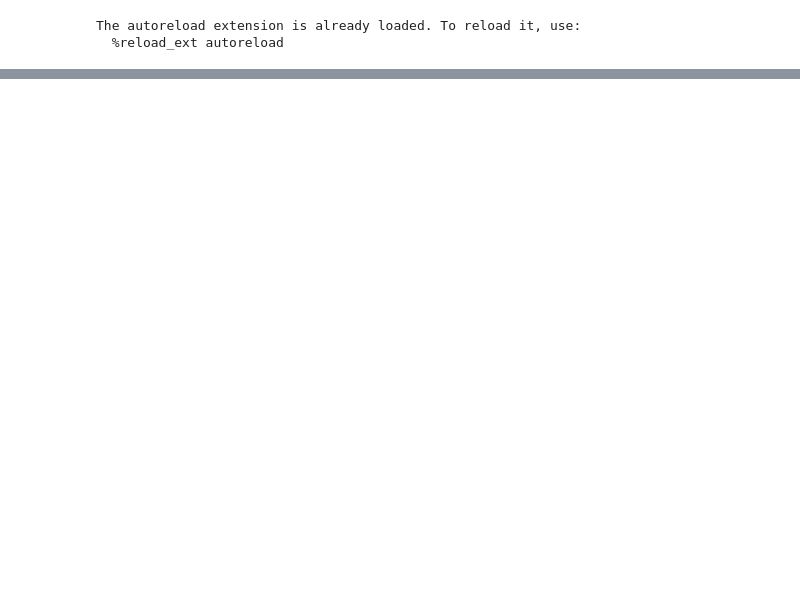
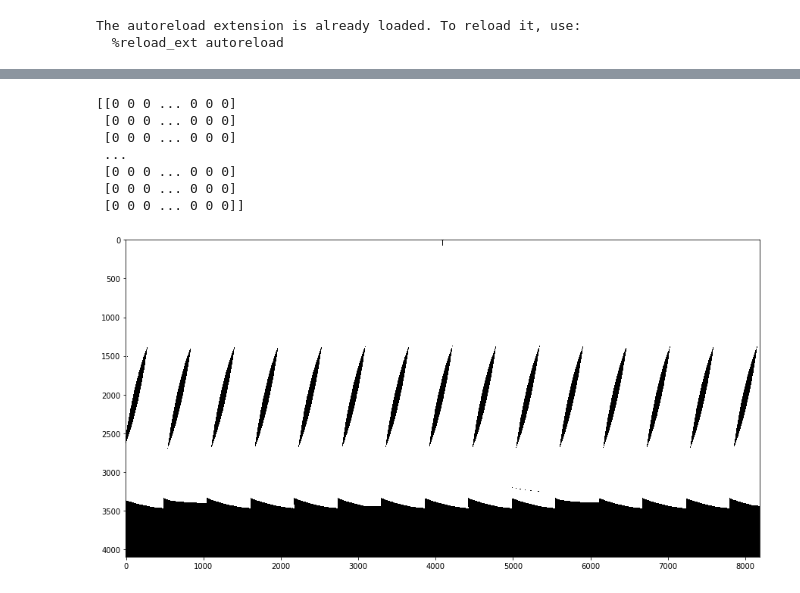
Before and after one commit to nasa-gibs/gibs-ml, a Jupyter notebook: test.ipynb, the cells around one changed output, grey strips where cells are left out. Saved outputs shown, nothing was run; the diff lists cells and outputs as text; code cells hidden in the pictures; blank space fills up the shorter version.

```diff
--- a/test.ipynb
+++ b/test.ipynb
@@ -42,0 +57,17 @@ plt.imshow(image)
+# %%
+img_mask_name = "MODIS_Terra_Data_No_Data.png"
+example_img_mask_file = "data/4326/" + date + "/" + img_mask_name
+mask_img = np.asarray(Image.open(example_img_mask_file)) #.resize(img_size, Image.BILINEAR))
+mask_img = cv2.cvtColor(mask_img, cv2.COLOR_BGR2GRAY)
+_, mask_img = cv2.threshold(mask_img, 0, 255, cv2.THRESH_BINARY_INV)
+plt.imshow(mask_img)
+print(mask_img)
+# %% [output]
+[[0 0 0 ... 0 0 0]
+ [0 0 0 ... 0 0 0]
+ [0 0 0 ... 0 0 0]
+ ...
+ [0 0 0 ... 0 0 0]
+ [0 0 0 ... 0 0 0]
+ [0 0 0 ... 0 0 0]]
+[figure, added]
```
Also changed, not shown: parts of 6 cells of this notebook, 1 other file.
